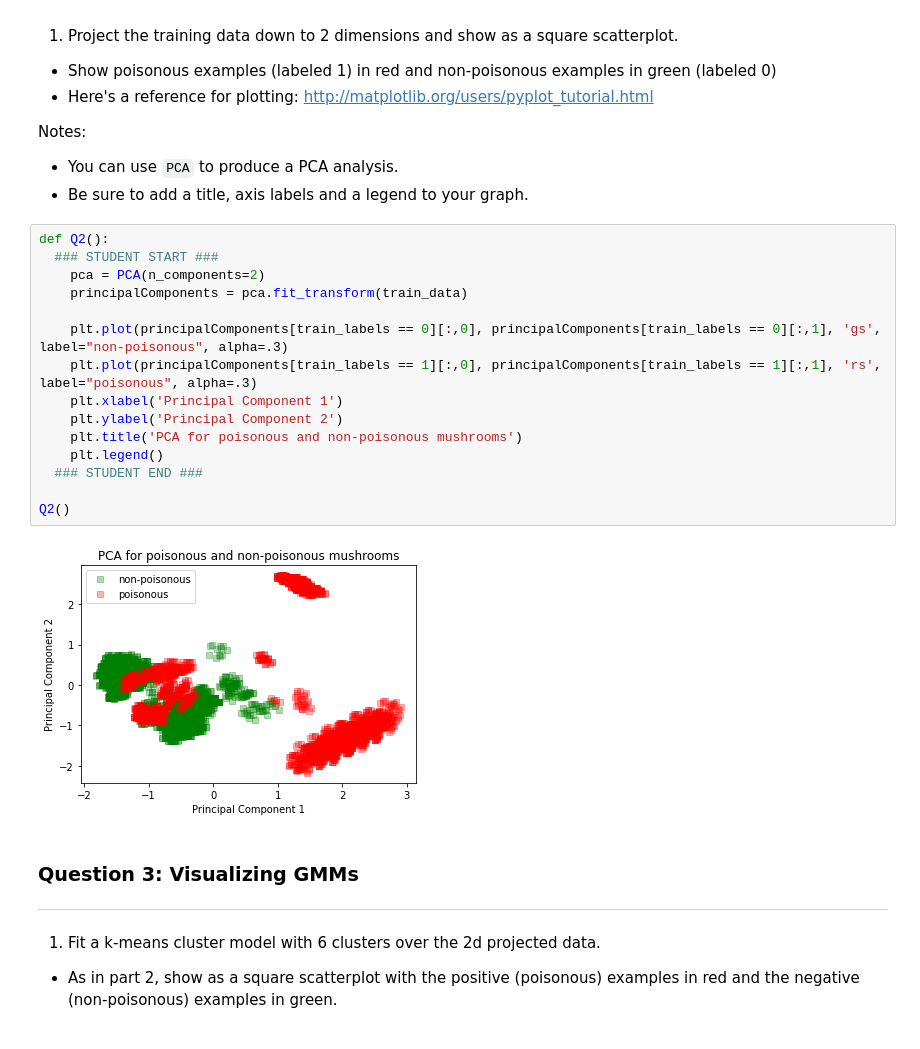
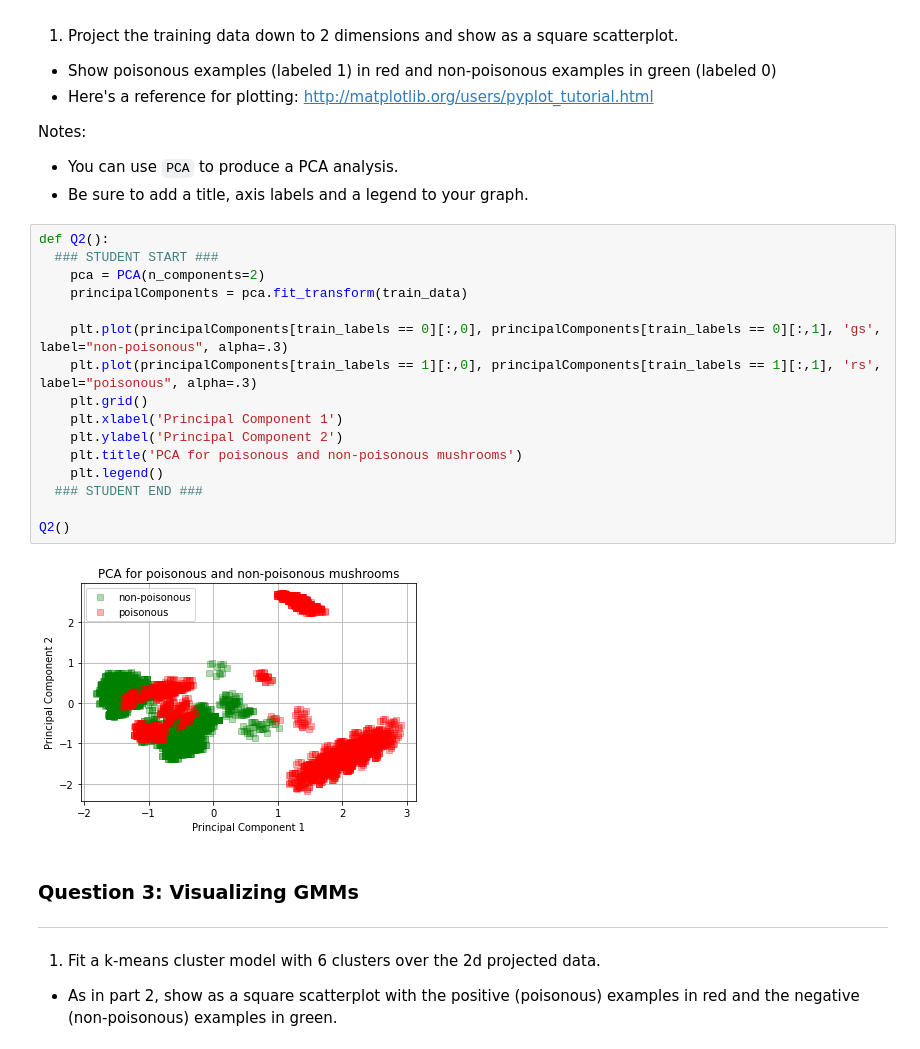
Before and after one commit to ssburgan/w207_coursework, a Jupyter notebook: Sybil_SantosBurgan_project4.ipynb, the cells around one changed output. Saved outputs shown, nothing was run; the diff lists cells and outputs as text.

```diff
--- a/Sybil_SantosBurgan_project4.ipynb
+++ b/Sybil_SantosBurgan_project4.ipynb
@@ -128,20 +128,21 @@ Notes:
 # %%
 def Q2():
   ### STUDENT START ###
     pca = PCA(n_components=2)
     principalComponents = pca.fit_transform(train_data)
 
     plt.plot(principalComponents[train_labels == 0][:,0], principalComponents[train_labels == 0][:,1], 'gs', label="non-poisonous", alpha=.3)
     plt.plot(principalComponents[train_labels == 1][:,0], principalComponents[train_labels == 1][:,1], 'rs', label="poisonous", alpha=.3)
+    plt.grid()
     plt.xlabel('Principal Component 1')
     plt.ylabel('Principal Component 2')
     plt.title('PCA for poisonous and non-poisonous mushrooms')
     plt.legend()
   ### STUDENT END ###
 
 Q2()
 # %% [output]
-[figure, old version]
+[figure, new version]
 # %% [markdown]
 ### Question 3: Visualizing GMMs
 ---
```
Also changed, not shown: parts of 5 cells of this notebook.
